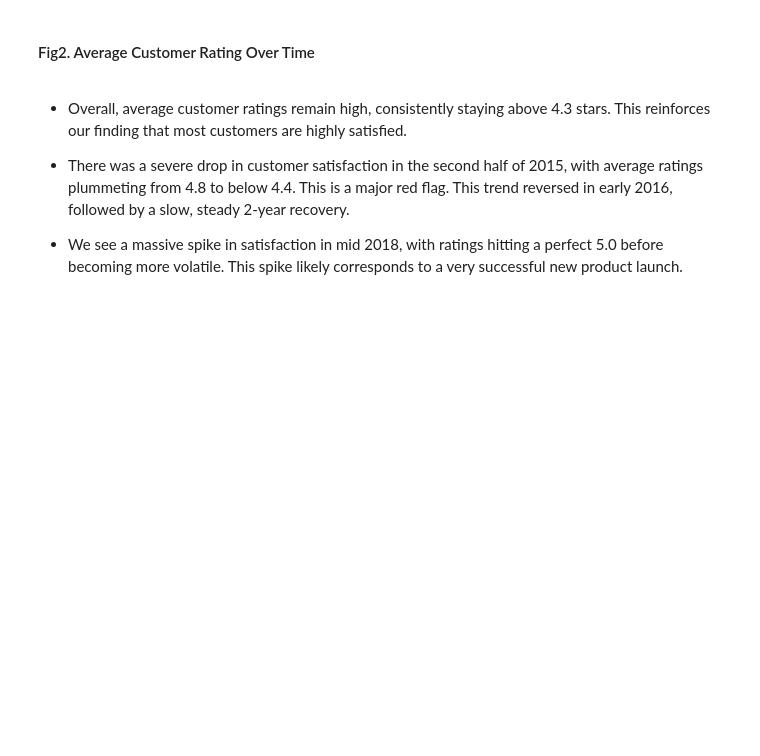
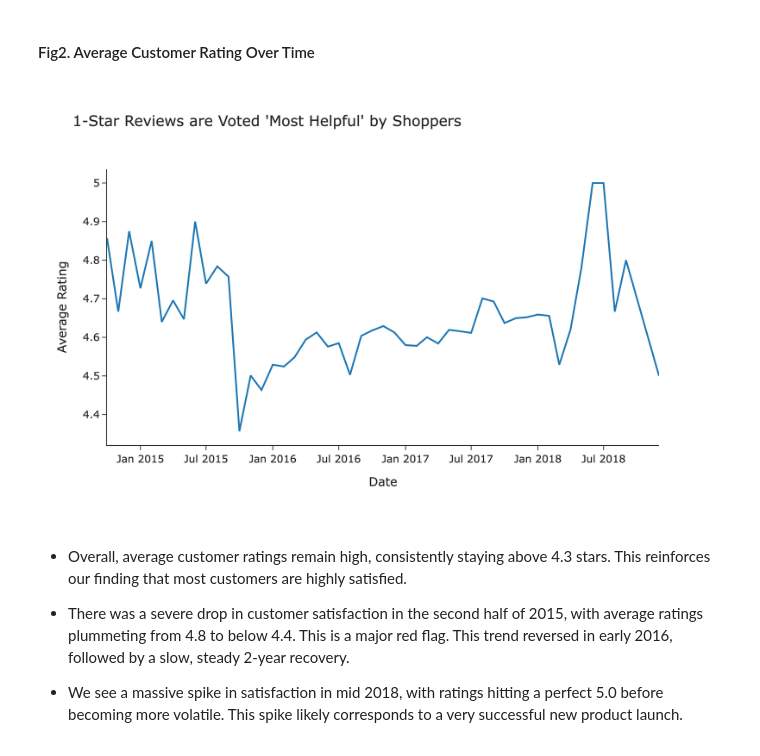
Before and after one commit to hungkaihsin/Capstone-Projet-of-Customer-Analytics, a Jupyter notebook: main.ipynb, the cells around one changed output. Saved outputs shown, nothing was run; the diff lists cells and outputs as text; code cells hidden in the pictures; blank space fills up the shorter version.

```diff
--- a/main.ipynb
+++ b/main.ipynb
@@ -204,24 +207,26 @@ fig1.show()
 # %%
 df_cleaned['reviews.date'] = pd.to_datetime(df_cleaned['reviews.date'])
 
 df_cleaned['month_year'] = df_cleaned['reviews.date'].dt.tz_localize(None).dt.to_period('M')
 monthly_ratings = df_cleaned.groupby('month_year')['reviews.rating'].mean().reset_index()
 monthly_ratings = monthly_ratings.sort_values('month_year')
 
 monthly_ratings['month_year'] = monthly_ratings['month_year'].dt.to_timestamp()
 
 fig2 = go.Figure(data=[go.Scatter(x=monthly_ratings['month_year'], y=monthly_ratings['reviews.rating'], mode='lines')])
 
 fig2.update_layout(
-    title="Finding #2: 1-Star Reviews are Voted 'Most Helpful' by Shoppers",
+    title="1-Star Reviews are Voted 'Most Helpful' by Shoppers",
     xaxis_title='Date',
     yaxis_title='Average Rating',
     width=800,
     height=500,
     template='simple_white'
 )
 fig2.write_image("fig2.png", scale=5)
-fig2.show()
+Image("fig2.png", width=800)
+# %% [output]
+[figure, added]
 # %% [markdown]
 - Overall, average customer ratings remain high, consistently staying above 4.3 stars. This reinforces our finding that most customers are highly satisfied.
 
```
Also changed, not shown: parts of 7 cells of this notebook, 4 other files.
